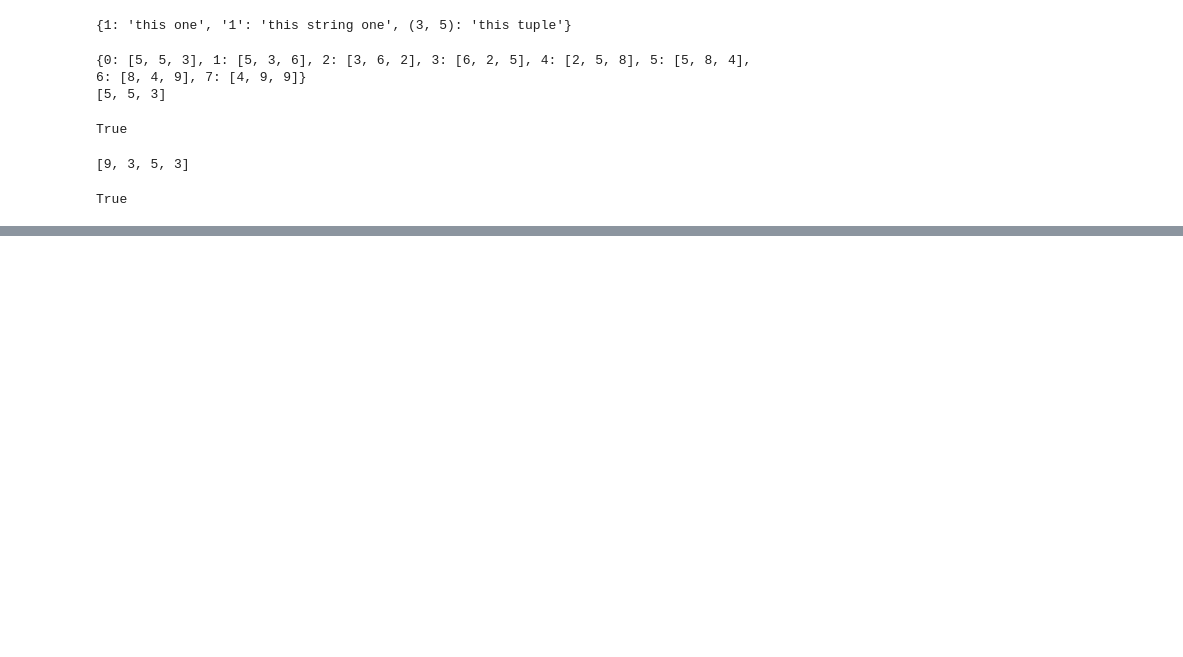
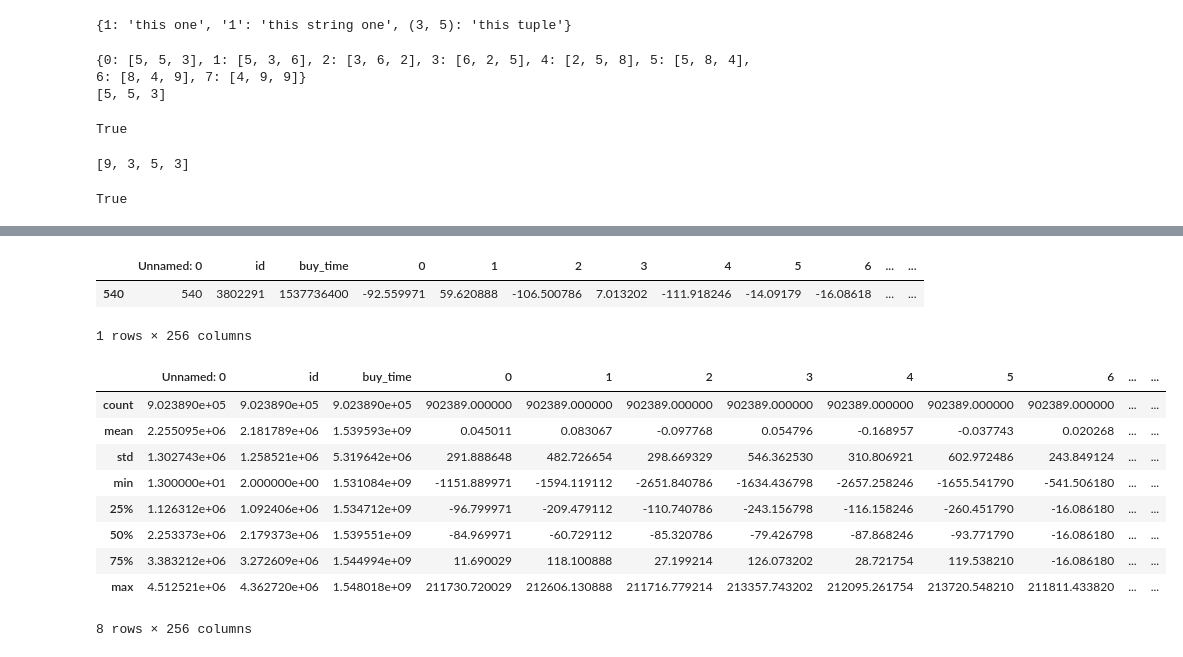
Before and after one commit to hildar/RecSys-Megafon, a Jupyter notebook: Tests.ipynb, the cells around one changed output, grey strips where cells are left out. Saved outputs shown, nothing was run; the diff lists cells and outputs as text; code cells hidden in the pictures; blank space fills up the shorter version.

```diff
--- a/Tests.ipynb
+++ b/Tests.ipynb
@@ -86,0 +133,3 @@ True
+# %%
+common_ids = train_ids | test_ids
+len(common_ids)
@@ -86,0 +213,3 @@ True
+# %%
+%%time
+feats = features.compute()
@@ -86,0 +233,19 @@ True
+# %%
+feats[feats['id'] == 3802291]
+# %% [output]
+|  | Unnamed: 0 | id | buy_time | 0 | 1 | 2 | 3 | 4 | 5 | 6 | ... | ... |
+| 540 | 540 | 3802291 | 1537736400 | -92.559971 | 59.620888 | -106.500786 | 7.013202 | -111.918246 | -14.09179 | -16.08618 | ... | ... |
+1 rows × 256 columns
+# %%
+feats.describe()
+# %% [output]
+|  | Unnamed: 0 | id | buy_time | 0 | 1 | 2 | 3 | 4 | 5 | 6 | ... | ... |
+| count | 9.023890e+05 | 9.023890e+05 | 9.023890e+05 | 902389.000000 | 902389.000000 | 902389.000000 | 902389.000000 | 902389.000000 | 902389.000000 | 902389.000000 | ... | ... |
+| mean | 2.255095e+06 | 2.181789e+06 | 1.539593e+09 | 0.045011 | 0.083067 | -0.097768 | 0.054796 | -0.168957 | -0.037743 | 0.020268 | ... | ... |
+| std | 1.302743e+06 | 1.258521e+06 | 5.319642e+06 | 291.888648 | 482.726654 | 298.669329 | 546.362530 | 310.806921 | 602.972486 | 243.849124 | ... | ... |
+| min | 1.300000e+01 | 2.000000e+00 | 1.531084e+09 | -1151.889971 | -1594.119112 | -2651.840786 | -1634.436798 | -2657.258246 | -1655.541790 | -541.506180 | ... | ... |
+| 25% | 1.126312e+06 | 1.092406e+06 | 1.534712e+09 | -96.799971 | -209.479112 | -110.740786 | -243.156798 | -116.158246 | -260.451790 | -16.086180 | ... | ... |
+| 50% | 2.253373e+06 | 2.179373e+06 | 1.539551e+09 | -84.969971 | -60.729112 | -85.320786 | -79.426798 | -87.868246 | -93.771790 | -16.086180 | ... | ... |
+| 75% | 3.383212e+06 | 3.272609e+06 | 1.544994e+09 | 11.690029 | 118.100888 | 27.199214 | 126.073202 | 28.721754 | 119.538210 | -16.086180 | ... | ... |
+| max | 4.512521e+06 | 4.362720e+06 | 1.548018e+09 | 211730.720029 | 212606.130888 | 211716.779214 | 213357.743202 | 212095.261754 | 213720.548210 | 211811.433820 | ... | ... |
+8 rows × 256 columns
```
Also changed, not shown: parts of 39 cells of this notebook.
